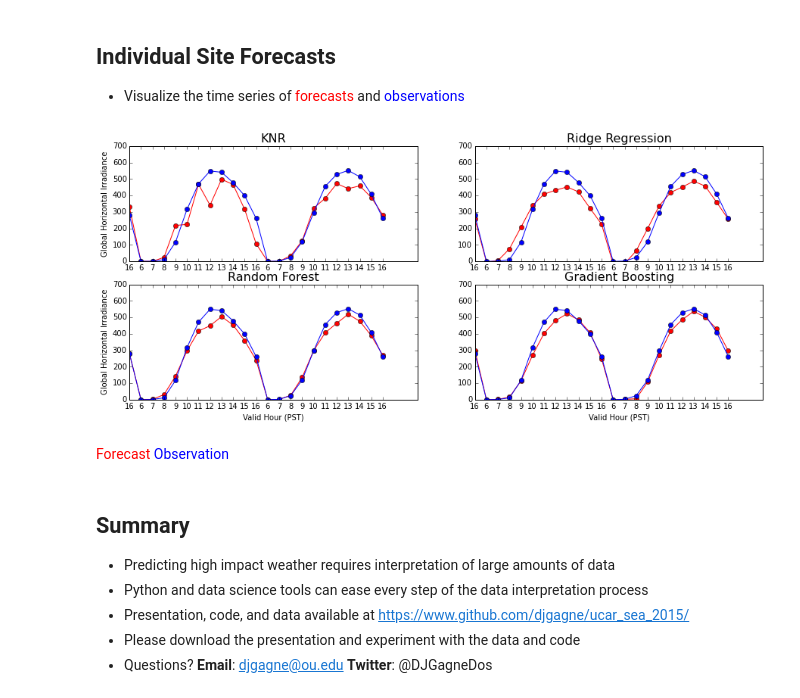
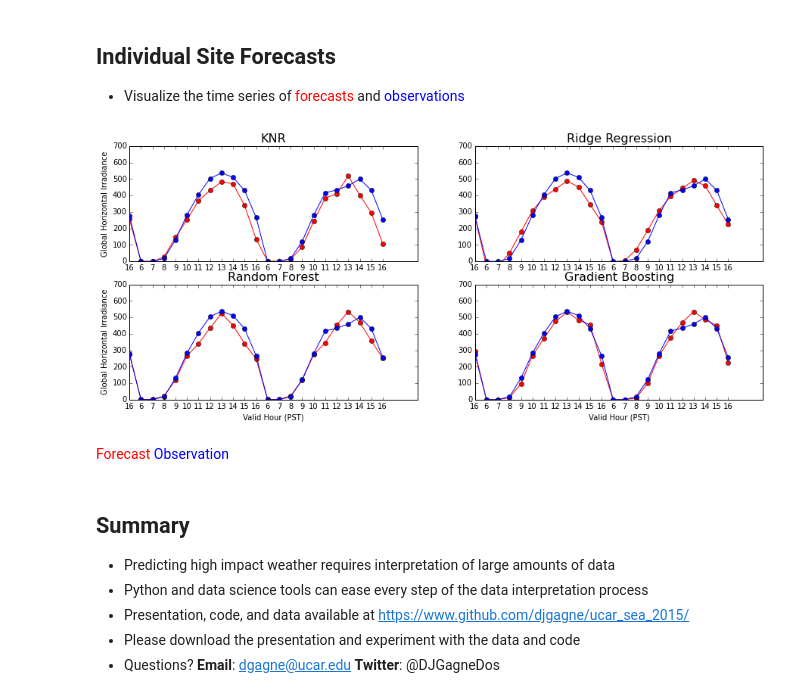
Before and after one commit to djgagne/ucar_sea_2015, a Jupyter notebook: Gagne_UCAR_SEA_Conference_Presentation.ipynb, the cells around one changed output. Saved outputs shown, nothing was run; the diff lists cells and outputs as text; code cells hidden in the pictures.

```diff
--- a/Gagne_UCAR_SEA_Conference_Presentation.ipynb
+++ b/Gagne_UCAR_SEA_Conference_Presentation.ipynb
@@ -341,23 +341,23 @@ plt.colorbar()
 # %%
 def plot_station_errors(solar_testing_data, predictions, model_name, station_number):
     station_idxs = np.where(solar_testing_data['station']==station_number)[0]
     plt.plot(predictions[station_idxs],'ro-',label=model)
     plt.plot(solar_testing_data[output_column].values[station_idxs],'bo-',label='Obs')
     plt.ylim(0,700)
     plt.xticks(np.arange(len(station_idxs)), solar_testing_data['valid_hour_pst'].values[station_idxs])
     plt.title(model_name, fontsize=16)
 #Stations are ordered by their gradient boosted regression error
-station_number = test_stations[np.argsort(station_errors)][4]
+station_number = test_stations[np.argsort(station_errors)][5]
 plt.figure(figsize=(15,6))
 for m, model in enumerate(predictions.iterkeys()):
     plt.subplot(2, len(predictions.keys()) / 2, m + 1)
     if m % 2 == 0:
         plt.ylabel("Global Horizontal Irradiance")
     plot_station_errors(solar_testing_data, predictions[model], model, station_number)
     if m > 1:
         plt.xlabel("Valid Hour (PST)")
 # %% [output]
-[figure, old version]
+[figure, new version]
 # %% [markdown]
 <font color="red">Forecast</font> <font color="blue">Observation</font>
 # %% [markdown]
@@ -366,4 +366,4 @@ for m, model in enumerate(predictions.iterkeys()):
 * Python and data science tools can ease every step of the data interpretation process
 * Presentation, code, and data available at https://www.github.com/djgagne/ucar_sea_2015/
 * Please download the presentation and experiment with the data and code
-* Questions? **Email**: djgagne@ou.edu    **Twitter**: @DJGagneDos
+* Questions? **Email**: dgagne@ucar.edu    **Twitter**: @DJGagneDos
```
Also changed, not shown: parts of 5 cells of this notebook, 1 other file.
